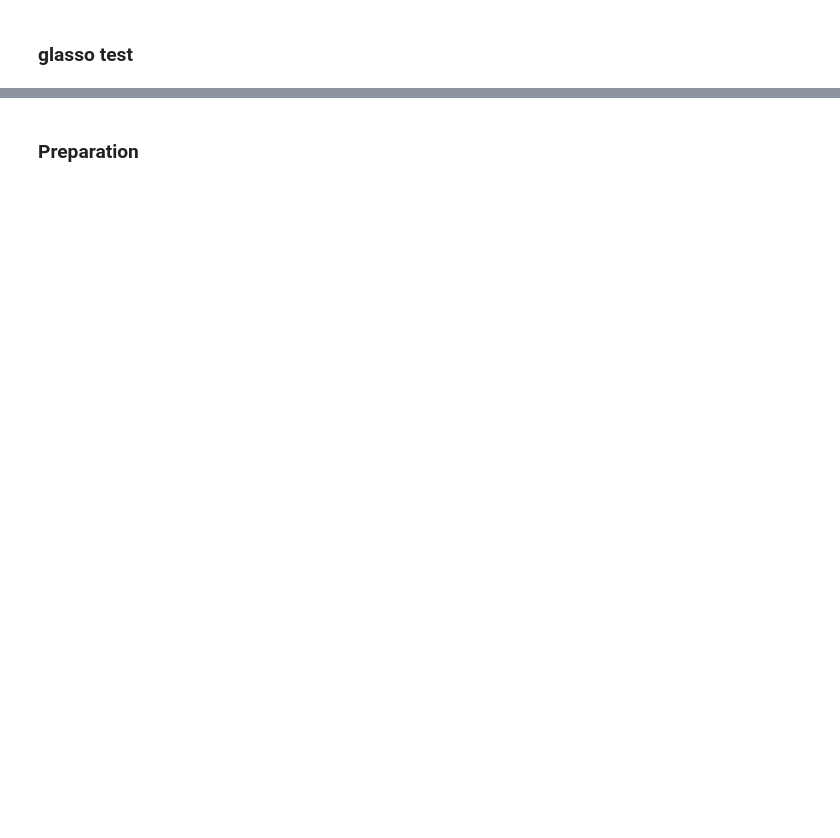
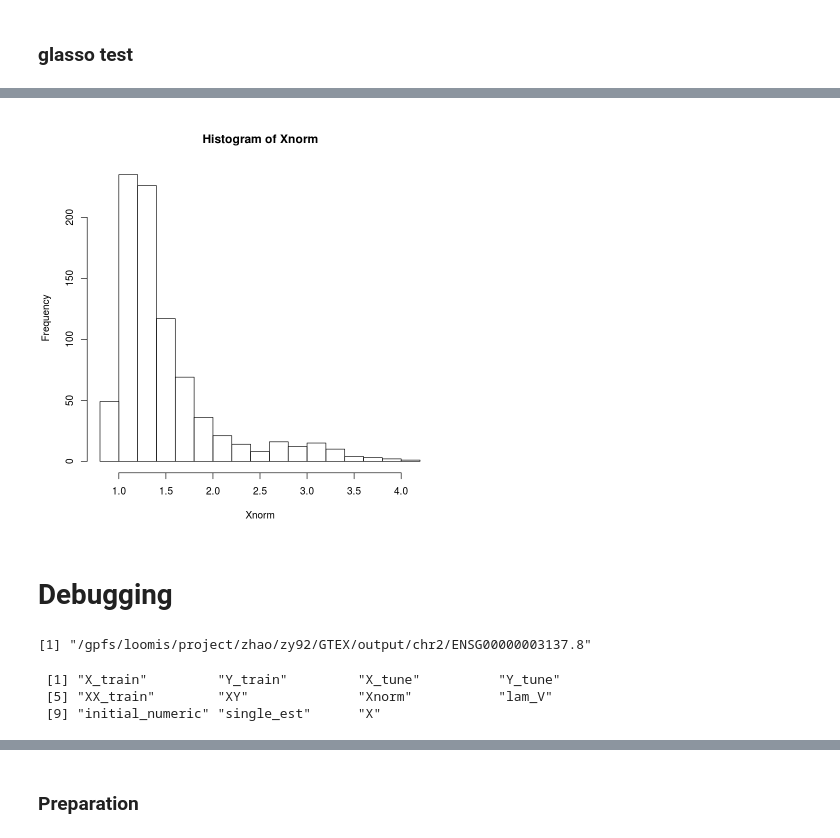
Before and after one commit to Joker-Jerome/utmost_update, a Jupyter notebook: code/R/test_ctimp.ipynb, the cells around one changed output, grey strips where cells are left out. Drawn from its saved outputs; the diff is of its cells as text; code cells hidden in the pictures; blank space fills up the shorter version.

```diff
--- a/code/R/test_ctimp.ipynb
+++ b/code/R/test_ctimp.ipynb
@@ -501,0 +577,10 @@ ERROR: Error in mean((Y_tune[[t]] - X_tune[[t]] %*% lst[[t]]$glmnet.fit$beta[, :
+# %%
+hist(Xnorm, breaks = 20)
+# %% [output]
+[figure, added]
+# %% [markdown]
+# Debugging
+# %%
+getwd()
+# %% [output]
+[1] "/gpfs/loomis/project/zhao/zy92/GTEX/output/chr2/ENSG00000003137.8"
@@ -501,0 +590,7 @@ ERROR: Error in mean((Y_tune[[t]] - X_tune[[t]] %*% lst[[t]]$glmnet.fit$beta[, :
+# %%
+ln <- load("/gpfs/loomis/project/zhao/zy92/GTEX/output/training_preparation_data_chr2_1.RData")
+ln
+# %% [output]
+ [1] "X_train"         "Y_train"         "X_tune"          "Y_tune"
+ [5] "XX_train"        "XY"              "Xnorm"           "lam_V"
+ [9] "initial_numeric" "single_est"      "X"
```
Also changed, not shown: parts of 128 cells of this notebook, 59 other files.
